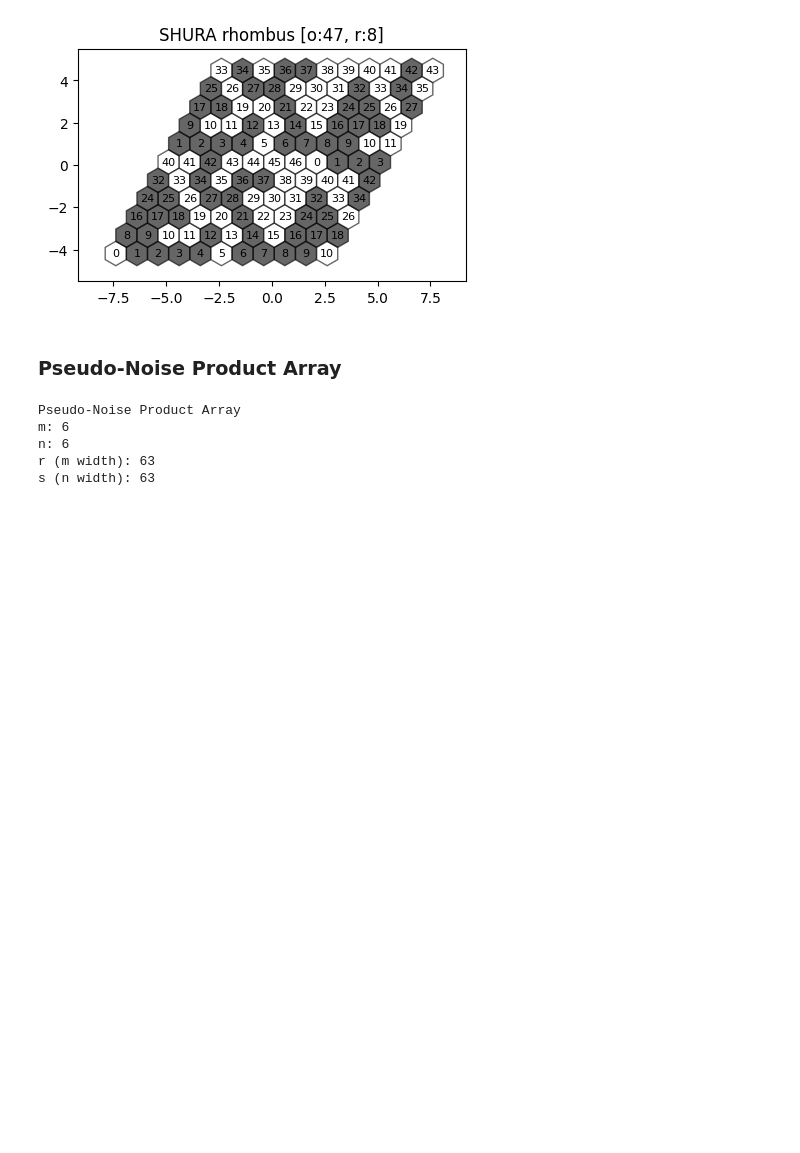
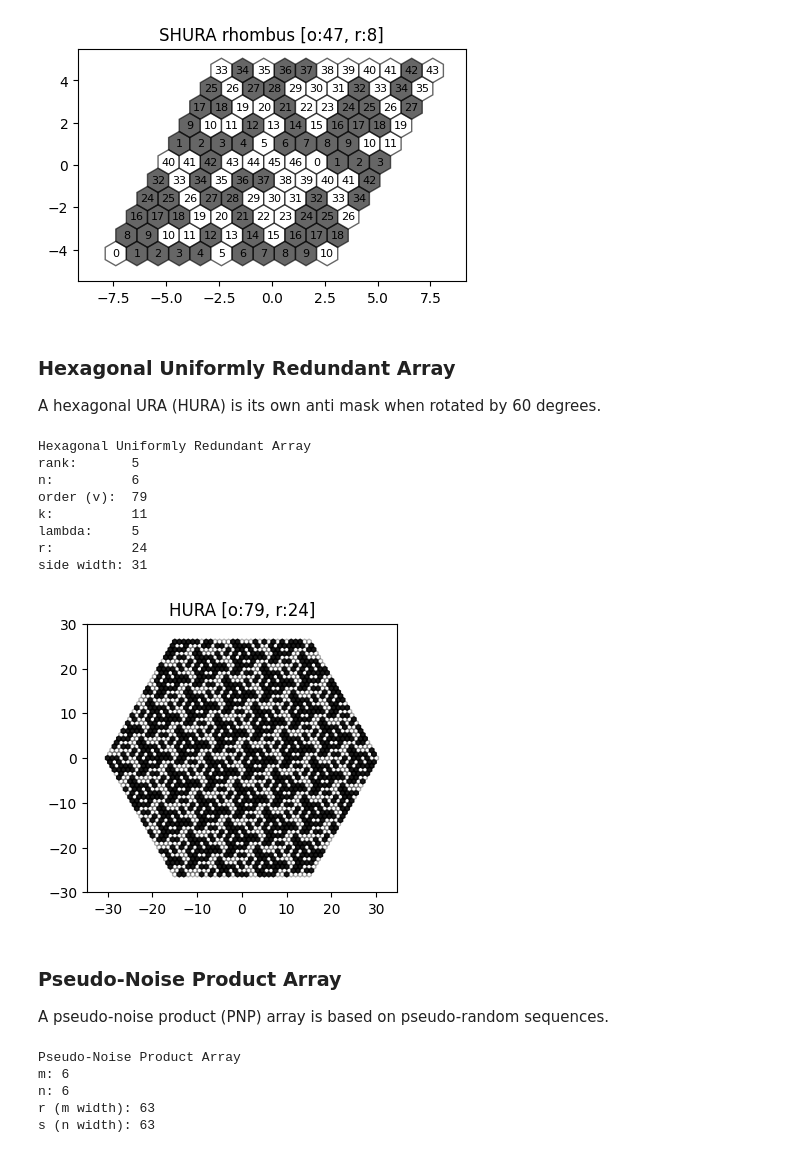
Before and after one commit to bpops/codedapertures, a Jupyter notebook: demo.ipynb, the cells around one changed output. Saved outputs shown, nothing was run; the diff lists cells and outputs as text; code cells hidden in the pictures; blank space fills up the shorter version.

Commit message:
added hexagonal uras as an option; updated demo

```diff
--- a/demo.ipynb
+++ b/demo.ipynb
@@ -117,6 +117,25 @@ You can also visualize the rhombus , and even view the labels that were calculat
 shura.show_rhombus(labels=True,labelsize=8)
 # %% [output]
 [figure]
+# %% [markdown]
+### Hexagonal Uniformly Redundant Array
+
+A hexagonal URA (HURA) is its own anti mask when rotated by 60 degrees.
+# %%
+hura = ca.hura(rank=5, radius=30)
+hura.show()
+# %% [output]
+Hexagonal Uniformly Redundant Array
+rank:       5
+n:          6
+order (v):  79
+k:          11
+lambda:     5
+r:          24
+side width: 31
+[figure, added]
 # %% [markdown]
 ### Pseudo-Noise Product Array
+
+A pseudo-noise product (PNP) array is based on pseudo-random sequences.
 # %%
```
Also changed, not shown: parts of 6 cells of this notebook, 1 other file.
